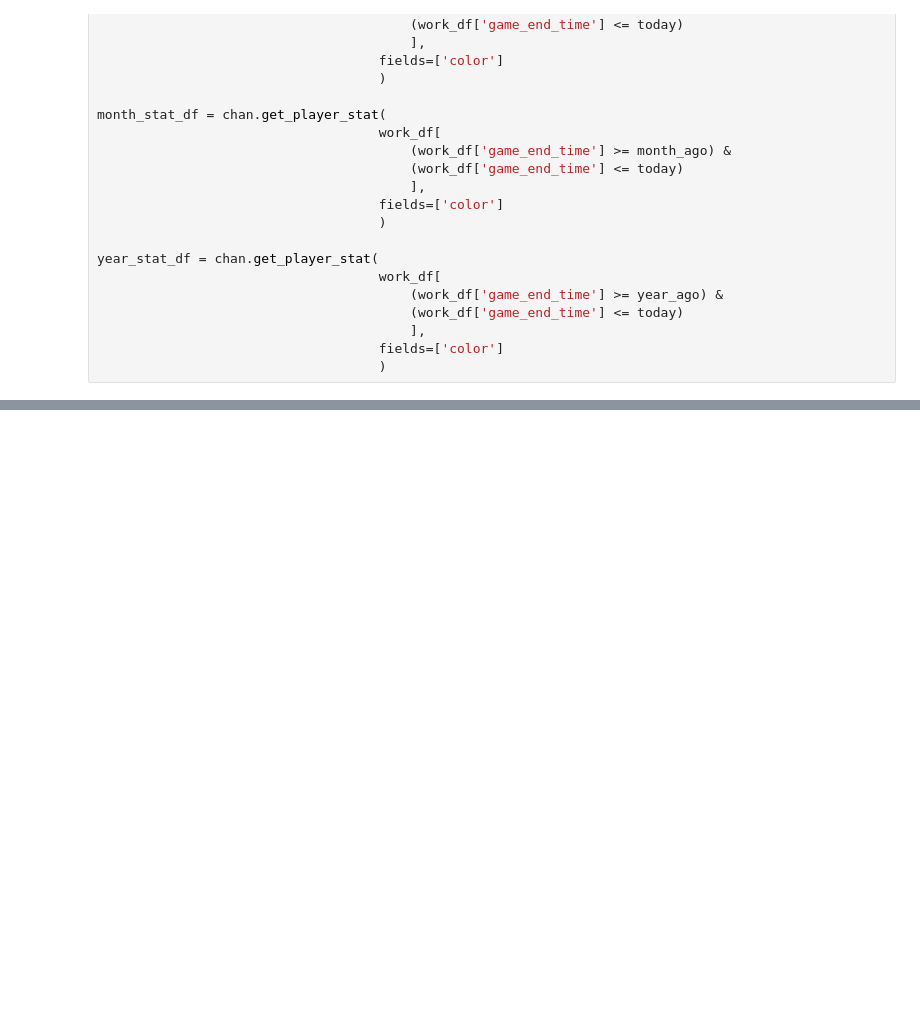
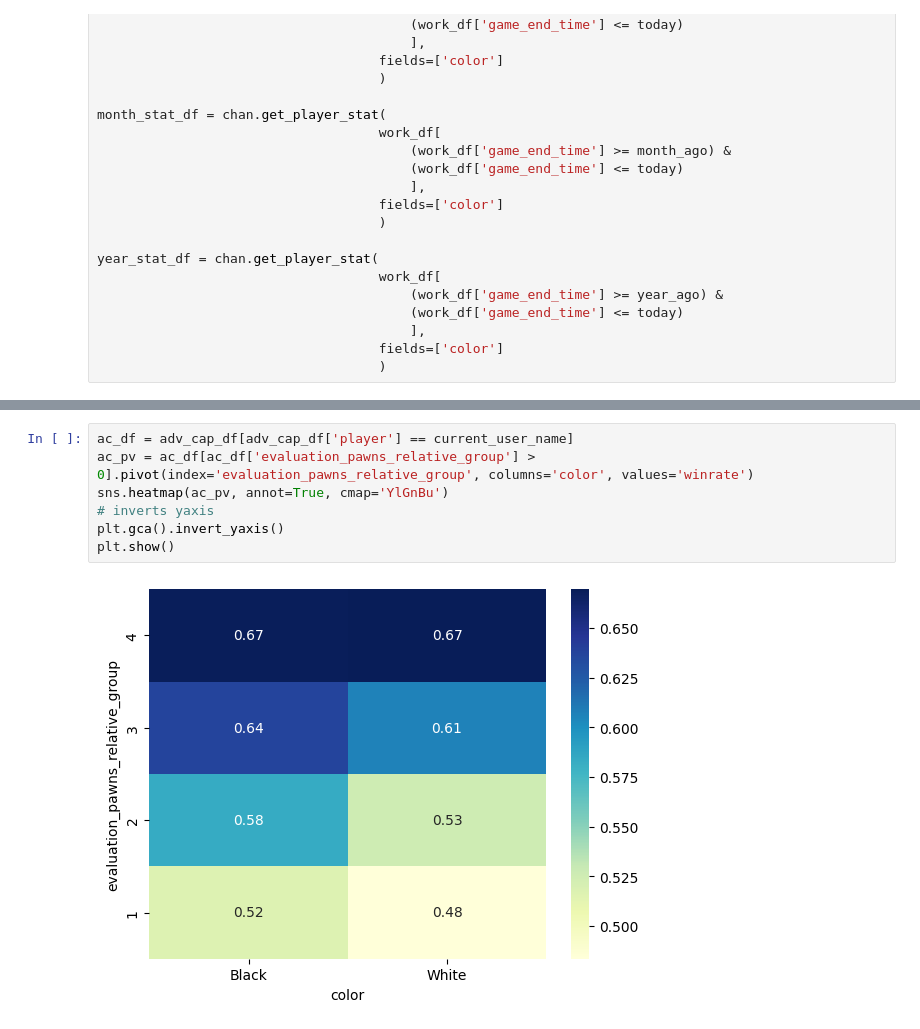
Before and after one commit to rosolimo212/chess_evaluater, a Jupyter notebook: show_stat.ipynb, the cells around one changed output, grey strips where cells are left out. Cells and saved outputs as stored; diff of their text form; blank space fills up the shorter version.

Commit message:
for show

```diff
--- a/show_stat.ipynb
+++ b/show_stat.ipynb
@@ -75,0 +106,9 @@ week_stat_df[week_stat_df['player'] == current_user_name]
+# %%
+ac_df = adv_cap_df[adv_cap_df['player'] == current_user_name]
+ac_pv = ac_df[ac_df['evaluation_pawns_relative_group'] > 0].pivot(index='evaluation_pawns_relative_group', columns='color', values='winrate')
+sns.heatmap(ac_pv, annot=True, cmap='YlGnBu')
+# inverts yaxis
+plt.gca().invert_yaxis()
+plt.show()
+# %% [output]
+[figure, added]
```
Also changed, not shown: parts of 8 cells of this notebook, 2 other files.
